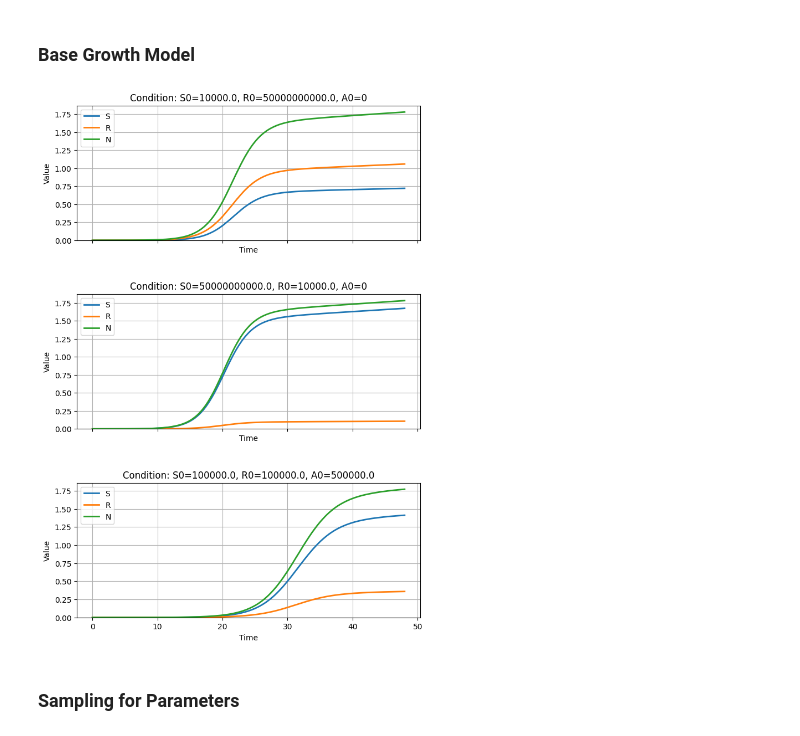
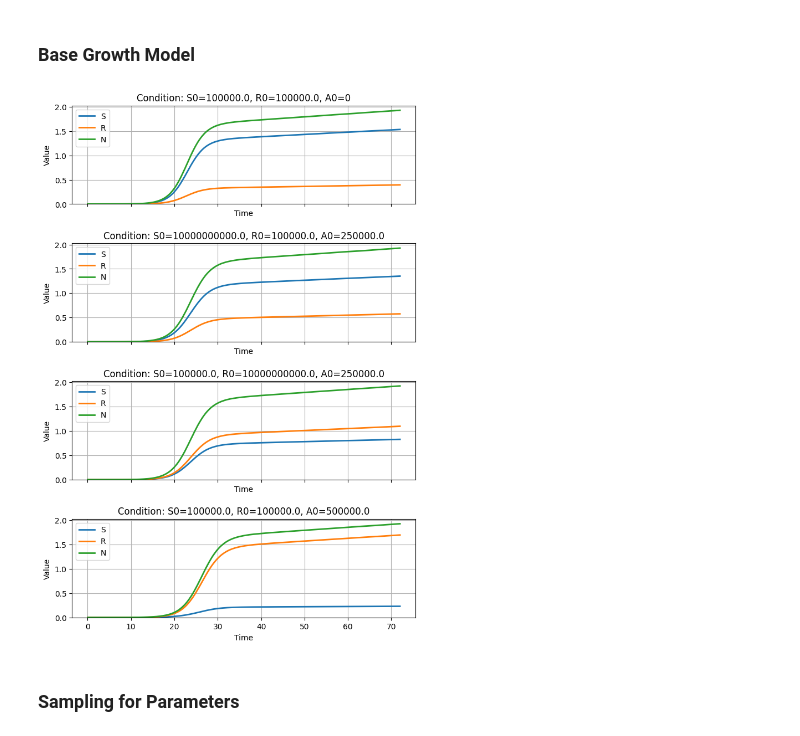
Before and after one commit to wxrderek/vae-bacteria-growth-Math466, a Jupyter notebook: growth_simulation.ipynb, the cells around one changed output. Saved outputs shown, nothing was run; the diff lists cells and outputs as text; code cells hidden in the pictures.

```diff
--- a/growth_simulation.ipynb
+++ b/growth_simulation.ipynb
@@ -20,7 +20,7 @@ class GrowthModel:
         S, R, N = y # diff eq functions
 
         # unpack parameters
-        r, beta, lambda_, nu, rho, alpha, theta, E_max, H, MIC_S, MIC_R, mu, gamma = self.p
+        r, beta, lambda_, nu, rho, alpha, theta, E_max, MIC_S, MIC_R, mu, gamma = self.p
         V_i, A_i = self.vol_concent
 
         # model functions
@@ -28,8 +28,9 @@ class GrowthModel:
         V = V_i + lambda_*t # slurry tank volume
         A = (A_i - (theta / gamma)) * np.exp(-1.0 * gamma * t) + (theta / gamma) # antibiotic concentration
         N_max =  mu * V # max carrying capacity
+        H = 2 # Hill coefficient
         E_S = 1 - (E_max * (A / V)**H ) / (MIC_S**H + (A / V)**H) # antibiotic effect on sensitive
-        E_R = 1 - (E_max * (A / V)**H) / (MIC_S**H + (A / V)**H) # antibiotic effect on resistant
+        E_R = 1 - (E_max * (A / V)**H) / (MIC_R**H + (A / V)**H) # antibiotic effect on resistant
 
         # differential equations
         dSdt = r * (1 - N/N_max) * E_S * S - (beta * S * R) / N + lambda_ * (1 - rho) * nu
@@ -62,7 +63,7 @@ class Simulation:
 # plotter class
 class Plotter:
     def plot(self, t, results, conditions, variables=['S', 'R', 'N']):
-        fig, axs = plt.subplots(3, 1, figsize=(8, 12), sharex=True)
+        fig, axs = plt.subplots(4, 1, figsize=(8, 12), sharex=True)
         plt.subplots_adjust(hspace=0.4)
 
         # loop through the results for each condition and plot
@@ -71,38 +72,38 @@ class Plotter:
             ax.set_title(f'Condition: S0={S0}, R0={R0}, A0={A0}')
             for j, variable in enumerate(variables):
                 ax.plot(t, result[j], label=variable, lw=2)
 
             ax.set_xlabel('Time')
             ax.set_ylabel('Value')
             ax.set_ylim(bottom=0)
             ax.grid(True)
             ax.legend()
 
         plt.show()
 
 
 
 # parameters
-p = [0.5, 0.001, 613, 2e7, 0.4, 0.1, 3422, 2, 2, 8, 2000, 1e10, 0.0029]
-t_span = (0, 48)
-num_time_points = 150
+p = [0.5, 0.001, 613, 2e7, 0.4, 0.1, 3422, 2, 8, 2000, 1e10, 0.0029]
+t_span = (0, 72)
+num_time_points = 200
 
 # initial conditions
-conditions = [(1e4, 5e10, 15e4, 0), (5e10, 1e4, 15e4, 0), (1e5, 1e5, 15e4, 5e5)]
+conditions = [(1e5, 1e5, 15e4, 0), (1e10, 1e5, 15e4, 2.5e5), (1e5, 1e10, 15e4, 2.5e5), (1e5, 1e5, 15e4, 5e5)]
 
 # run simulation
 all_results = []
 for S0, R0, V0, A0 in conditions:
     N0 = S0 + R0
     sim = Simulation(p, S0, R0, N0, V0, A0)
     t, results = sim.run(t_span=t_span, num_time_points=num_time_points)
     all_results.append(results)
 
 # plot results
 plotter = Plotter()
 plotter.plot(t, all_results, conditions)
 # %% [output]
-[figure, old version]
+[figure, new version]
 # %% [markdown]
 ### Sampling for Parameters
 # %%
```
Also changed, not shown: parts of 2 cells of this notebook, 19 other files.
